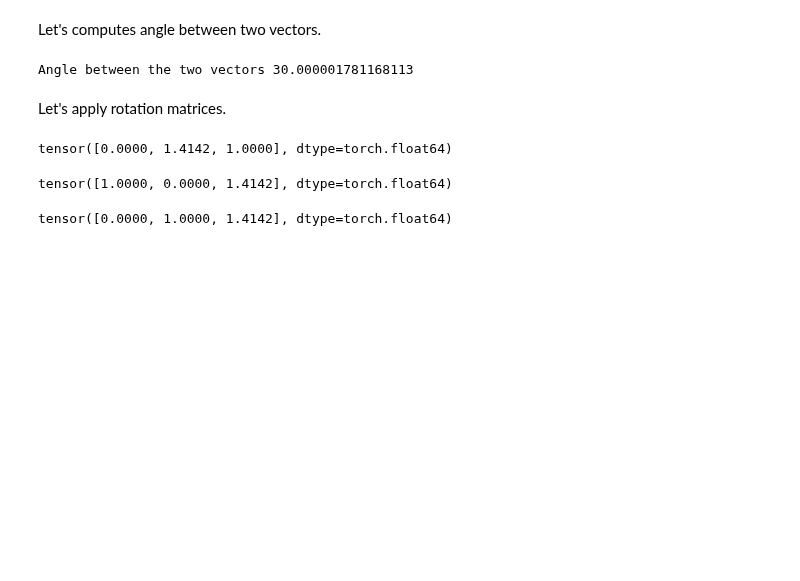
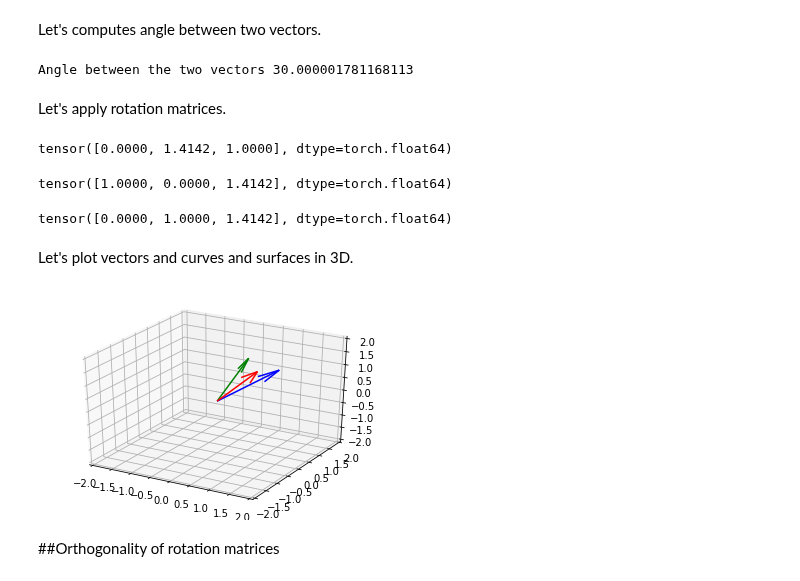
Before and after one commit to rahiakela/deep-learning-research-and-practice, a Jupyter notebook: math-and-architectures-of-deep-learning/introduction-to-vectors-matrices-and-tensors/03_orthogonal_matrices.ipynb, the cells around one changed output. Cells and saved outputs as stored; diff of their text form; code cells hidden in the pictures; blank space fills up the shorter version.

```diff
--- a/math-and-architectures-of-deep-learning/introduction-to-vectors-matrices-and-tensors/03_orthogonal_matrices.ipynb
+++ b/math-and-architectures-of-deep-learning/introduction-to-vectors-matrices-and-tensors/03_orthogonal_matrices.ipynb
@@ -143,3 +142,11 @@ torch.manual_seed(42)
+# %%
+def plot_vector(ax, row_vector, color="cyan"):
+  """
+  Plot a 3D vector in specified color
+  """
+  assert len(row_vector == 3)
+  v = torch.squeeze(row_vector)
+  ax.quiver(0, 0, 0, row_vector[0], row_vector[1], row_vector[2], color=color)
 # %% [markdown]
 ##Rotation matrix
 # %% [markdown]
@@ -253,3 +260,34 @@ v = np.matmul(r3dz, u)
 v
 # %% [output]
 tensor([0.0000, 1.0000, 1.4142], dtype=torch.float64)
+# %% [markdown]
+Let's plot vectors and curves and surfaces in 3D.
+# %%
+fig = plt.figure()
+ax = fig.add_subplot(111, projection='3d')
+ax.set_xlim([-2, 2])
+ax.set_ylim([-2, 2])
+ax.set_zlim([-2, 2])
+
+# Let us now visualise the vectors in 3D
+u = torch.tensor([1, 1, 1], dtype=torch.float)
+
+# Reshape to represent as a row vector
+u_row = u.reshape((3, 1))
+plot_vector(ax, u_row, color="blue")
+
+# Rotate it 45 degrees around Z axis
+R = rotation_matrix_3d(45, 2)
+v_row = torch.matmul(R, u_row)
+plot_vector(ax, v_row, color="green")
+
+# Rotate again by 45 around X axis
+R = rotation_matrix_3d(45, 0)
+w_row = torch.matmul(R, u_row)
+plot_vector(ax, w_row, color="red")
+
+plt.show()
+# %% [output]
+[figure, added]
+# %% [markdown]
+##Orthogonality of rotation matrices
```
Also changed, not shown: parts of 7 cells of this notebook.
